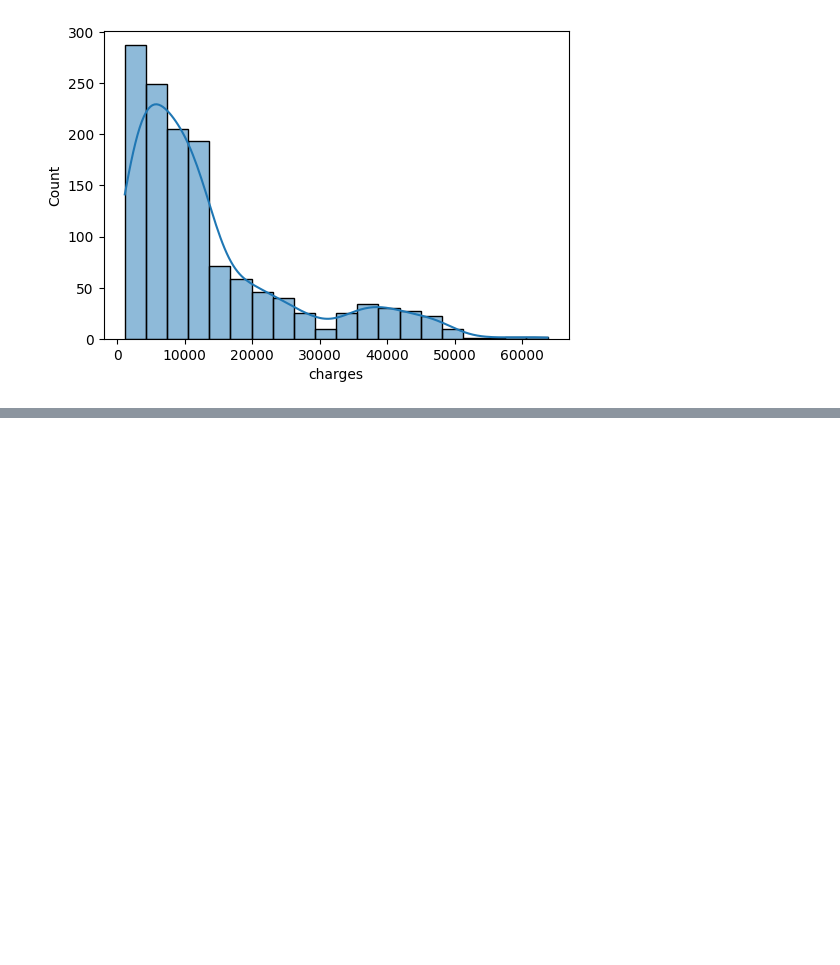
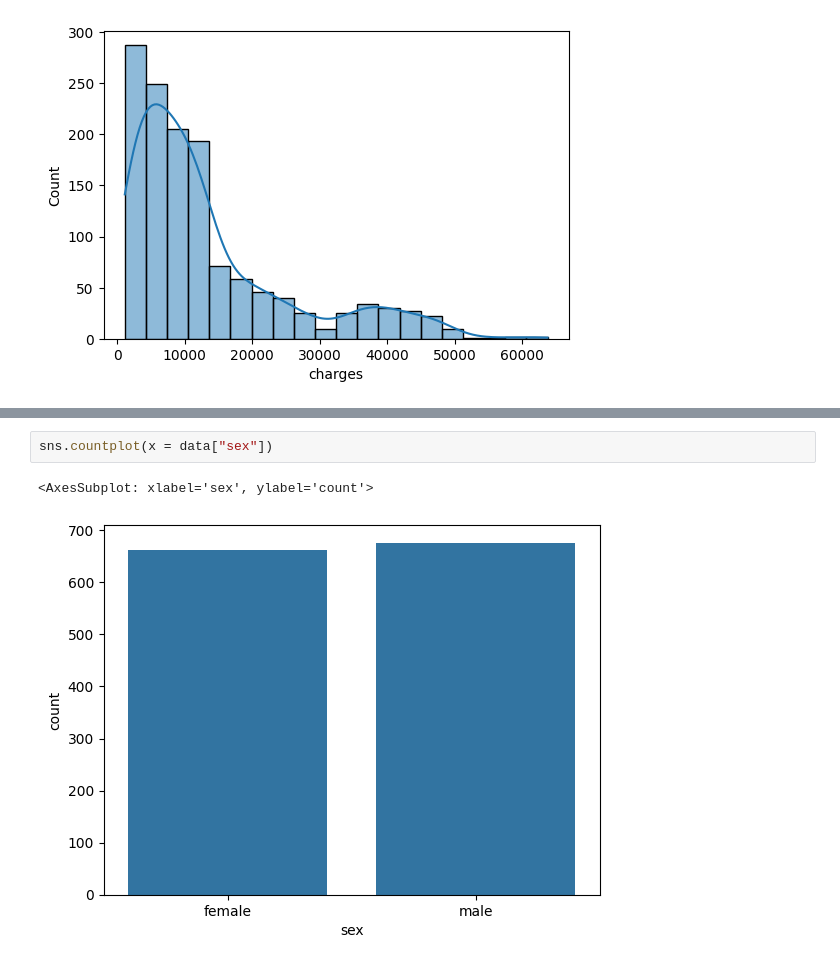
Before and after one commit to bishalstha-007/Machine_learning, a Jupyter notebook: project_3.ipynb, the cells around one changed output, grey strips where cells are left out. Saved outputs shown, nothing was run; the diff lists cells and outputs as text; blank space fills up the shorter version.

```diff
--- a/project_3.ipynb
+++ b/project_3.ipynb
@@ -99 +99,6 @@ sns.countplot(x = data["children"])
 [figure]
+# %%
+sns.countplot(x = data["sex"])
+# %% [output]
+<AxesSubplot: xlabel='sex', ylabel='count'>
+[figure, added]
```
Also changed, not shown: parts of 28 cells of this notebook, 13 other files.
